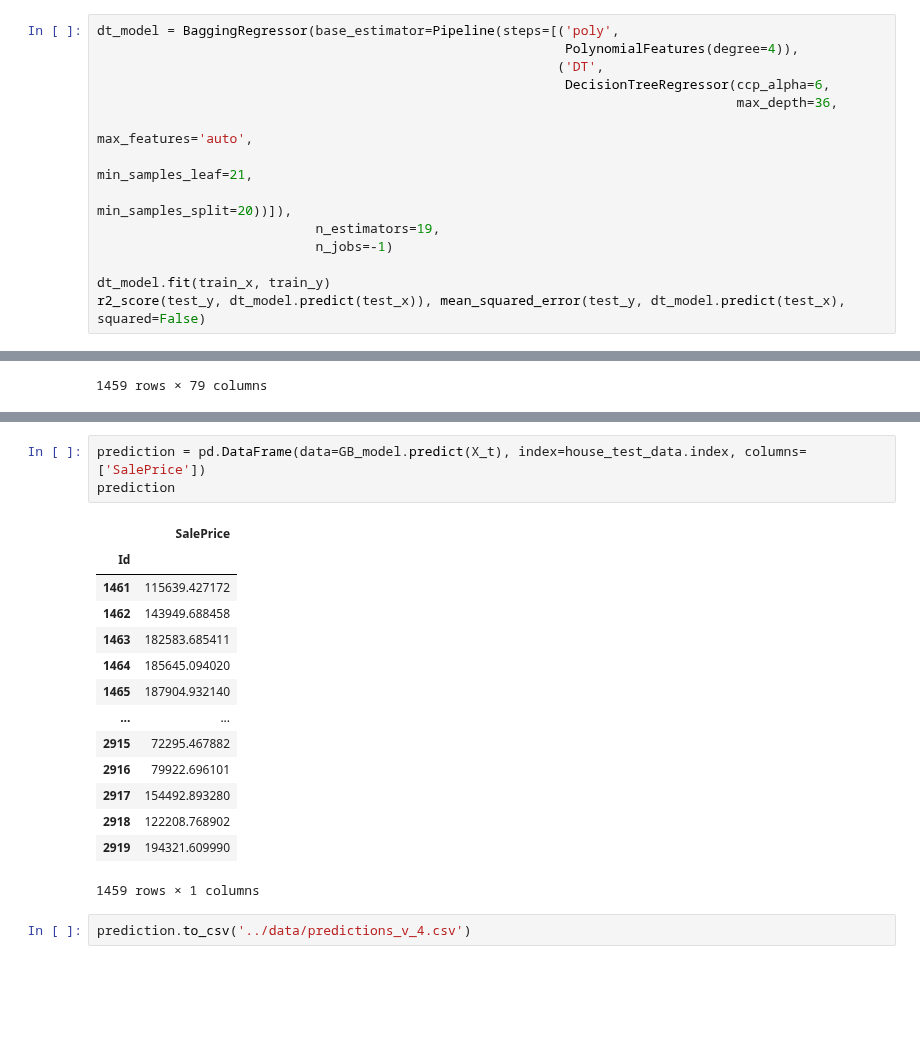
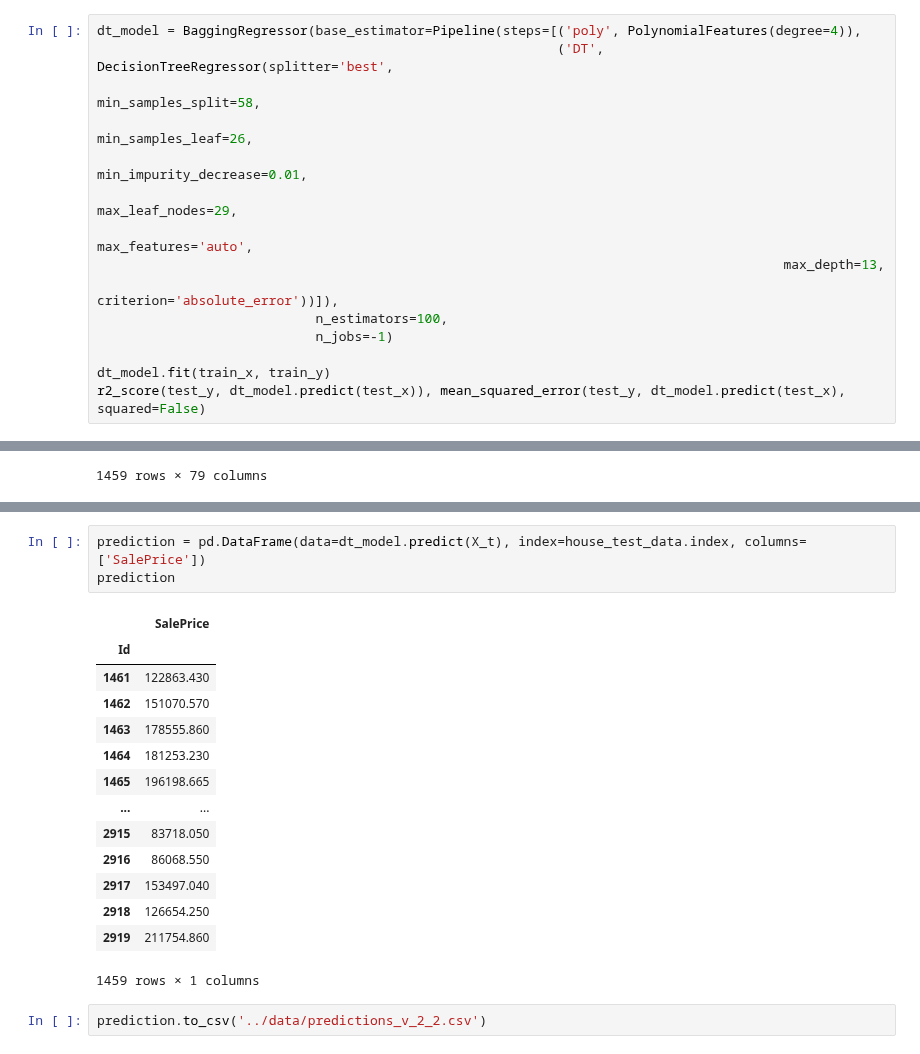
Before and after one commit to ashen007/HousePricePrediction, a Jupyter notebook: model/ensemble.ipynb, the cells around one changed output, grey strips where cells are left out. Saved outputs shown, nothing was run; the diff lists cells and outputs as text; blank space fills up the shorter version.

Commit message:
more optimizations on bagging decision tree

```diff
--- a/model/ensemble.ipynb
+++ b/model/ensemble.ipynb
@@ -329,15 +329,16 @@ DT_bagging_GS.best_estimator_, np.mean(DT_bagging_GS.cv_results_['mean_test_r2']
  85.38757435080538,
  91.31868736174906)
 # %%
-dt_model = BaggingRegressor(base_estimator=Pipeline(steps=[('poly',
-                                                            PolynomialFeatures(degree=4)),
-                                                           ('DT',
-                                                            DecisionTreeRegressor(ccp_alpha=6,
-                                                                                  max_depth=36,
-                                                                                  max_features='auto',
-                                                                                  min_samples_leaf=21,
-                                                                                  min_samples_split=20))]),
-                            n_estimators=19,
+dt_model = BaggingRegressor(base_estimator=Pipeline(steps=[('poly', PolynomialFeatures(degree=4)),
+                                                           ('DT', DecisionTreeRegressor(splitter='best',
+                                                                                        min_samples_split=58,
+                                                                                        min_samples_leaf=26,
+                                                                                        min_impurity_decrease=0.01,
+                                                                                        max_leaf_nodes=29,
+                                                                                        max_features='auto',
+                                                                                        max_depth=13,
+                                                                                        criterion='absolute_error'))]),
+                            n_estimators=100,
                             n_jobs=-1)
 
 dt_model.fit(train_x, train_y)
@@ -577,20 +578,20 @@ array([[0.21229623, 0.21229623, 0.1057639 , ..., 0.10707049, 0.10486663,
 # %%
-prediction = pd.DataFrame(data=GB_model.predict(X_t), index=house_test_data.index, columns=['SalePrice'])
+prediction = pd.DataFrame(data=dt_model.predict(X_t), index=house_test_data.index, columns=['SalePrice'])
 prediction
 # %% [output]
 |  | SalePrice |
 | Id |  |
-| 1461 | 115639.427172 |
-| 1462 | 143949.688458 |
-| 1463 | 182583.685411 |
-| 1464 | 185645.094020 |
-| 1465 | 187904.932140 |
+| 1461 | 122863.430 |
+| 1462 | 151070.570 |
+| 1463 | 178555.860 |
+| 1464 | 181253.230 |
+| 1465 | 196198.665 |
 | ... | ... |
-| 2915 | 72295.467882 |
-| 2916 | 79922.696101 |
-| 2917 | 154492.893280 |
-| 2918 | 122208.768902 |
-| 2919 | 194321.609990 |
+| 2915 | 83718.050 |
+| 2916 | 86068.550 |
+| 2917 | 153497.040 |
+| 2918 | 126654.250 |
+| 2919 | 211754.860 |
 1459 rows × 1 columns
 # %%
-prediction.to_csv('../data/predictions_v_4.csv')
+prediction.to_csv('../data/predictions_v_2_2.csv')
```
Also changed, not shown: parts of 4 cells of this notebook, 6 other files.
